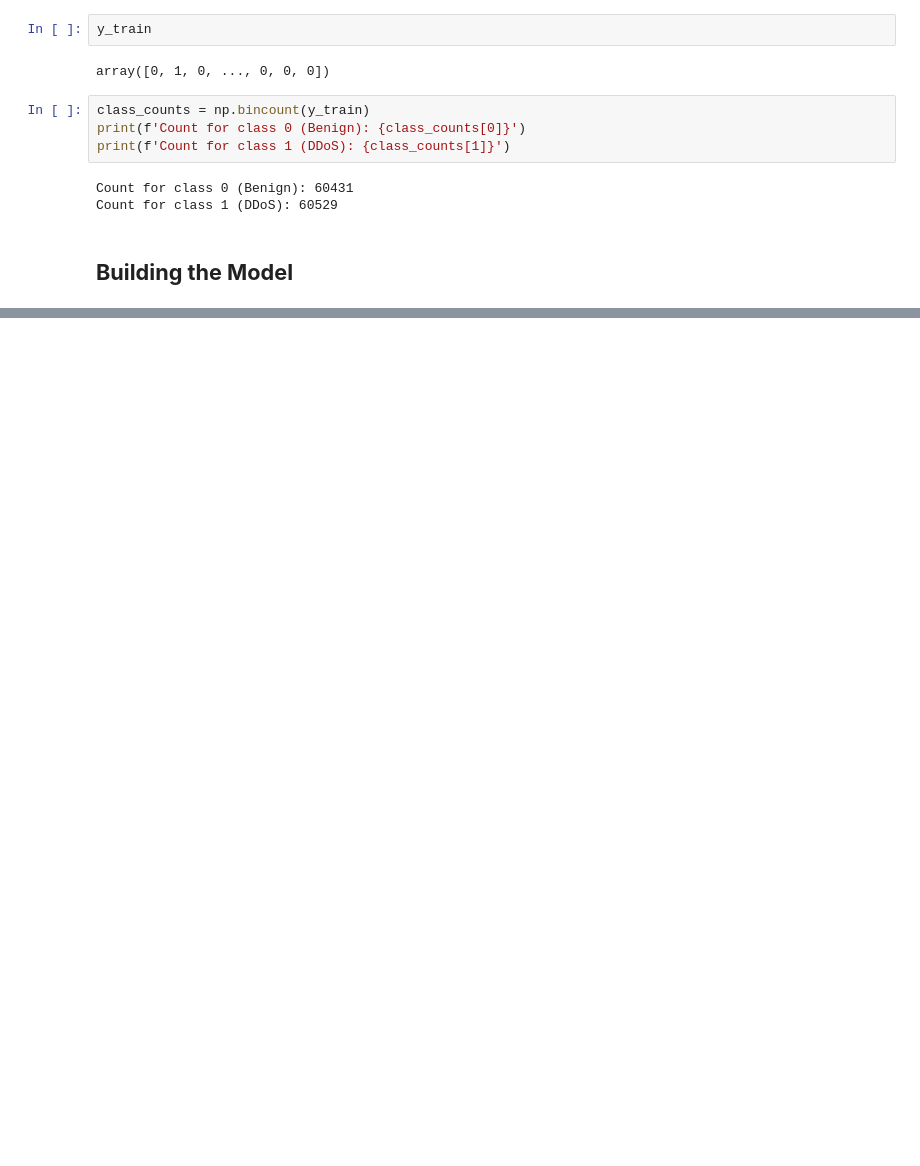
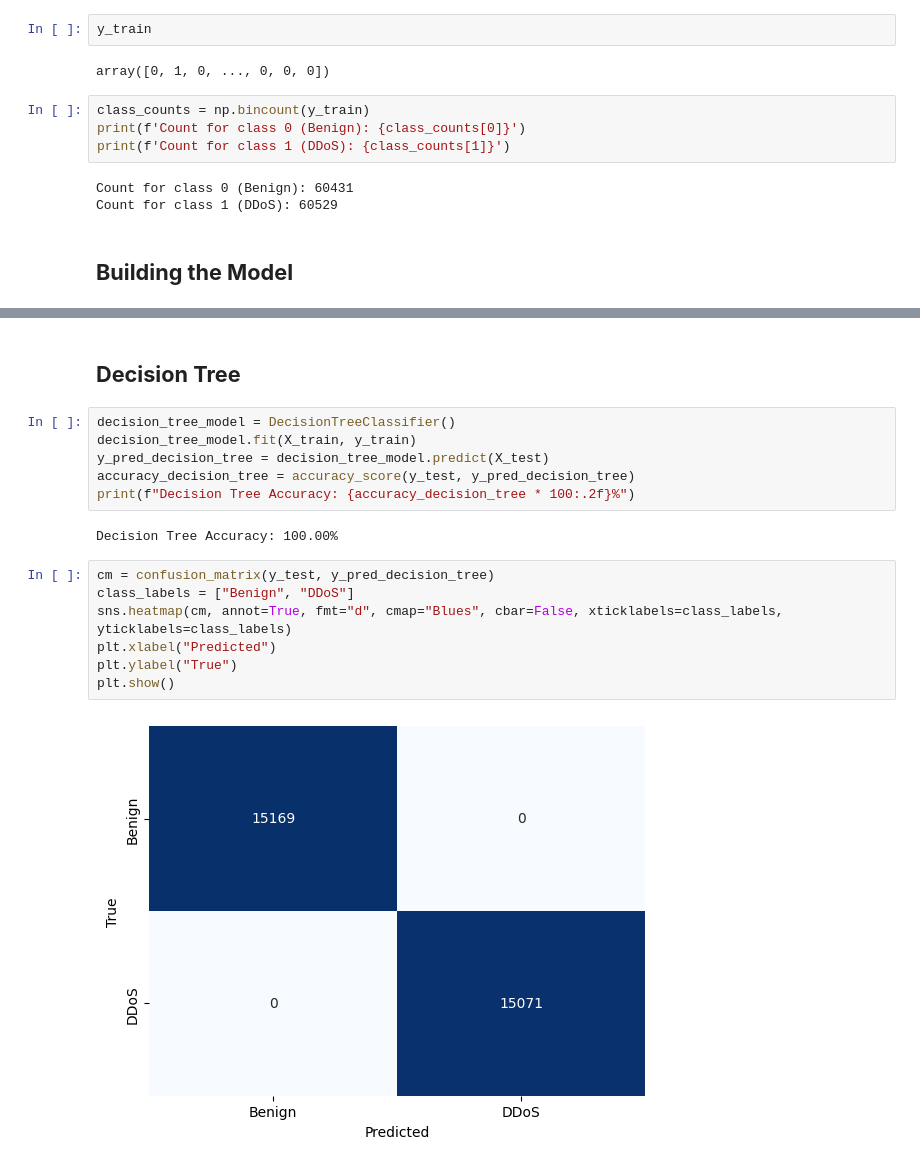
Before and after one commit to Roon311/DDoS-Detection-using-Machine-Learning, a Jupyter notebook: DDoS_Detection_and_Mitigation_using_Machine_Learning.ipynb, the cells around one changed output, grey strips where cells are left out. Saved outputs shown, nothing was run; the diff lists cells and outputs as text; blank space fills up the shorter version.

Commit message:
Decision Trees, Random Forest, and XGBOOST

```diff
--- a/DDoS_Detection_and_Mitigation_using_Machine_Learning.ipynb
+++ b/DDoS_Detection_and_Mitigation_using_Machine_Learning.ipynb
@@ -307,0 +378,19 @@ Count for class 1 (DDoS): 60529
+# %% [markdown]
+## **Decision Tree**
+# %%
+decision_tree_model = DecisionTreeClassifier()
+decision_tree_model.fit(X_train, y_train)
+y_pred_decision_tree = decision_tree_model.predict(X_test)
+accuracy_decision_tree = accuracy_score(y_test, y_pred_decision_tree)
+print(f"Decision Tree Accuracy: {accuracy_decision_tree * 100:.2f}%")
+# %% [output]
+Decision Tree Accuracy: 100.00%
+# %%
+cm = confusion_matrix(y_test, y_pred_decision_tree)
+class_labels = ["Benign", "DDoS"]
+sns.heatmap(cm, annot=True, fmt="d", cmap="Blues", cbar=False, xticklabels=class_labels, yticklabels=class_labels)
+plt.xlabel("Predicted")
+plt.ylabel("True")
+plt.show()
+# %% [output]
+[figure, added]
```
Also changed, not shown: parts of 19 cells of this notebook.
